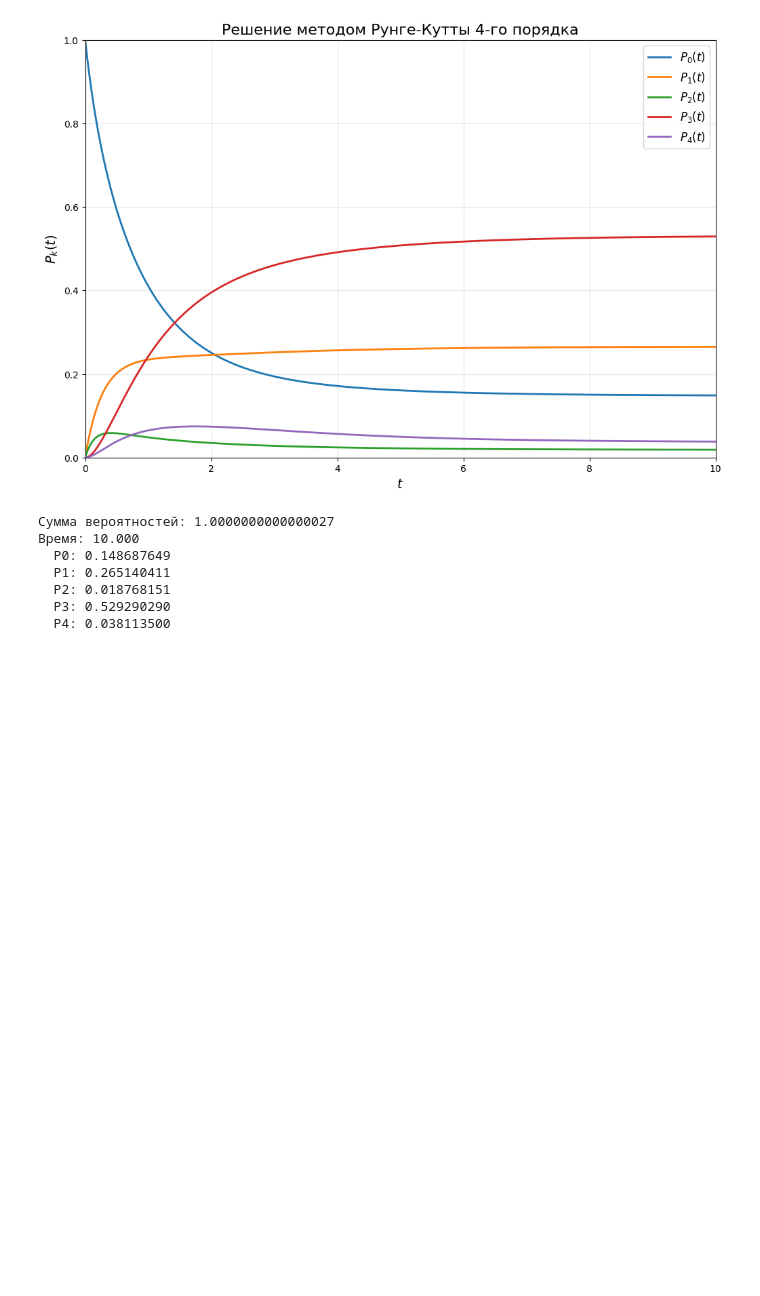
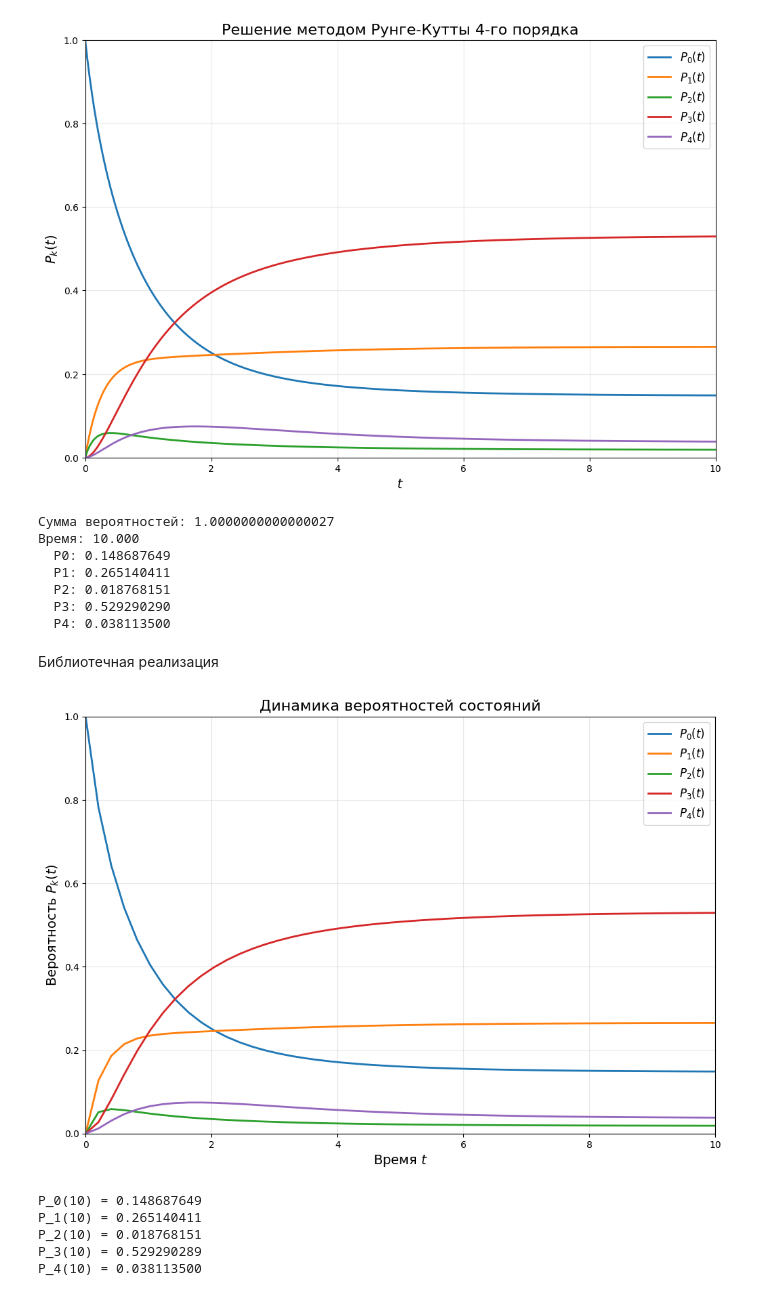
Before and after one commit to Qweyke/class-information-systems-reliability, a Jupyter notebook: lab_6/task_6.ipynb, the cells around one changed output. Cells and saved outputs as stored; diff of their text form; code cells hidden in the pictures; blank space fills up the shorter version.

Commit message:
feat: implement lib solution for task 6

```diff
--- a/lab_6/task_6.ipynb
+++ b/lab_6/task_6.ipynb
@@ -87,3 +87,43 @@ get_snapshot(10)
   P2: 0.018768151
   P3: 0.529290290
   P4: 0.038113500
+# %% [markdown]
+Библиотечная реализация
+# %%
+from scipy.integrate import solve_ivp
+
+def system(t, P):
+    return A @ P
+
+P0 = np.array([1.0, 0, 0, 0, 0])
+
+t_span = (0, 10)
+t_eval = np.linspace(0, 10, 50)
+
+solution = solve_ivp(system, t_span, P0, t_eval=t_eval, method='RK45', rtol=1e-9, atol=1e-12)
+
+
+plt.figure(figsize=(12, 8))
+labels = ['$P_0(t)$', '$P_1(t)$', '$P_2(t)$', '$P_3(t)$', '$P_4(t)$']
+
+for i in range(5):
+    plt.plot(solution.t, solution.y[i], label=labels[i], linewidth=2)
+
+plt.xlabel('Время $t$', fontsize=14)
+plt.ylabel('Вероятность $P_k(t)$', fontsize=14)
+plt.title('Динамика вероятностей состояний', fontsize=16)
+plt.grid(True, alpha=0.3)
+plt.legend(fontsize=12)
+plt.xlim(0, 10)
+plt.ylim(0, 1)
+plt.show()
+
+for i in range(5):
+    print(f"P_{i}(10) = {solution.y[i, -1]:.9f}")
+# %% [output]
+[figure, added]
+P_0(10) = 0.148687649
+P_1(10) = 0.265140411
+P_2(10) = 0.018768151
+P_3(10) = 0.529290289
+P_4(10) = 0.038113500
```
Also changed, not shown: 1 other file.
